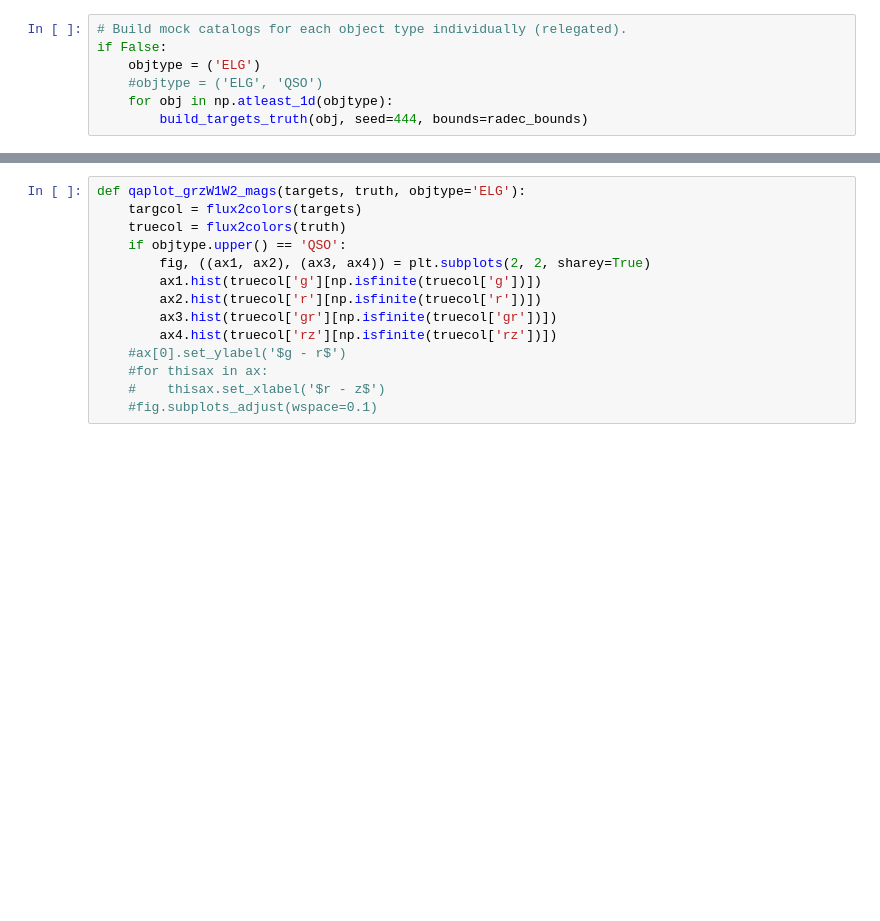
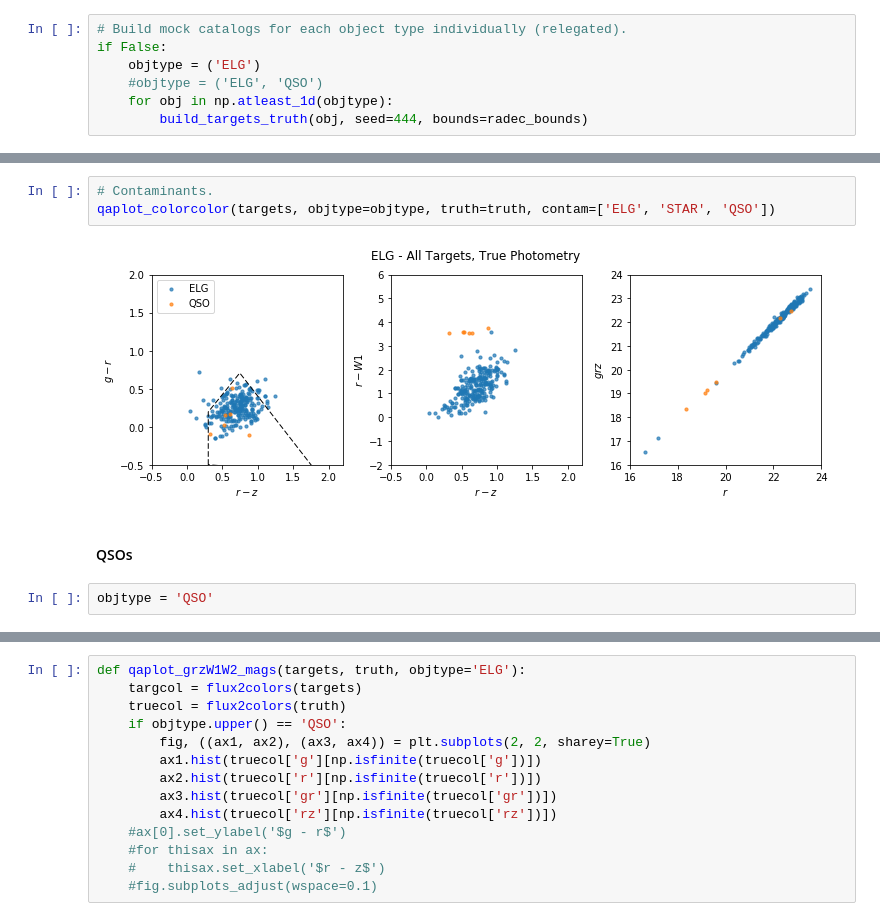
Before and after one commit to desihub/desitarget, a Jupyter notebook: doc/nb/mock-qa.ipynb, the cells around one changed output, grey strips where cells are left out. Cells and saved outputs as stored; diff of their text form; blank space fills up the shorter version.

```diff
--- a/doc/nb/mock-qa.ipynb
+++ b/doc/nb/mock-qa.ipynb
@@ -427,0 +584,9 @@ def elg_colorbox(ax):
+# %%
+# Contaminants.
+qaplot_colorcolor(targets, objtype=objtype, truth=truth, contam=['ELG', 'STAR', 'QSO'])
+# %% [output]
+[figure, added]
+# %% [markdown]
+#### QSOs
+# %%
+objtype = 'QSO'
```
Also changed, not shown: parts of 39 cells of this notebook.
